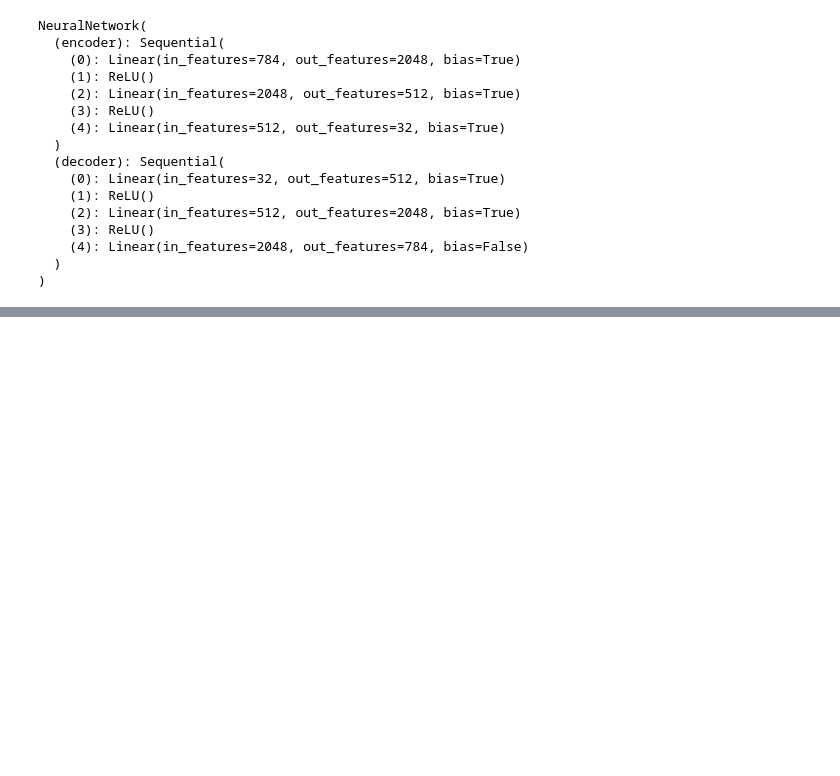
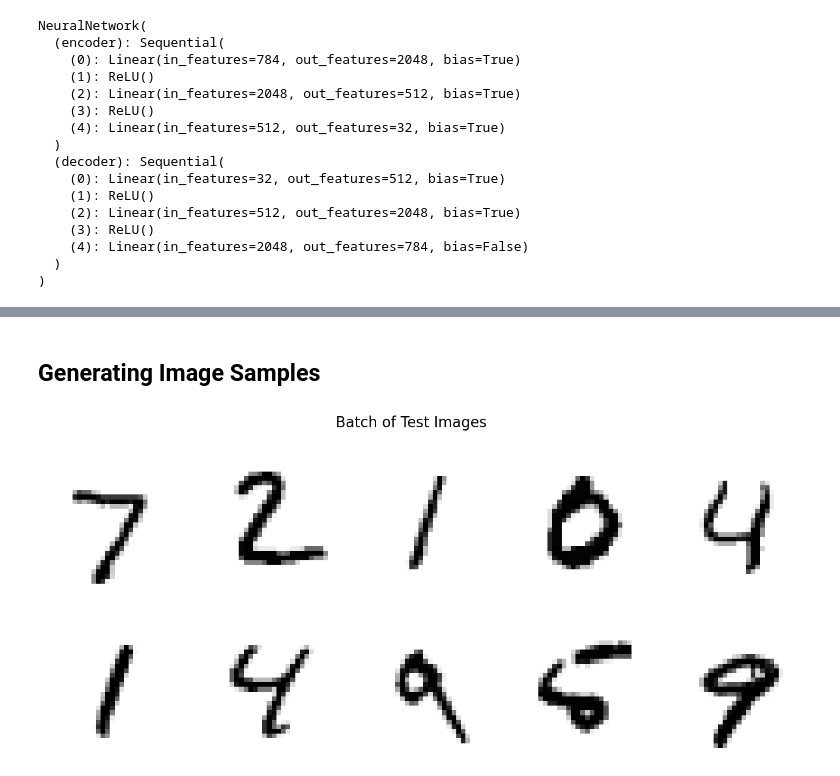
Before and after one commit to zroe1/gradient-routing, a Jupyter notebook: main.ipynb, the cells around one changed output, grey strips where cells are left out. Saved outputs shown, nothing was run; the diff lists cells and outputs as text; code cells hidden in the pictures; blank space fills up the shorter version.

Commit message:
some basic code for generating image samples

```diff
--- a/main.ipynb
+++ b/main.ipynb
@@ -164,0 +165,13 @@ plt.show()
+# %% [markdown]
+## Generating Image Samples
+# %%
+test_images_batch = next(iter(test_loader))[0]
+# %%
+fig, axes = plt.subplots(2, 5, figsize=(15, 6))
+for i, ax in enumerate(axes.flat):
+    ax.imshow(test_images_batch[i].squeeze()* -1, cmap='gray')
+    ax.axis('off')
+fig.suptitle('Batch of Test Images', fontsize=16)
+plt.show()
+# %% [output]
+[figure, added]
```
Also changed, not shown: parts of 16 cells of this notebook.
